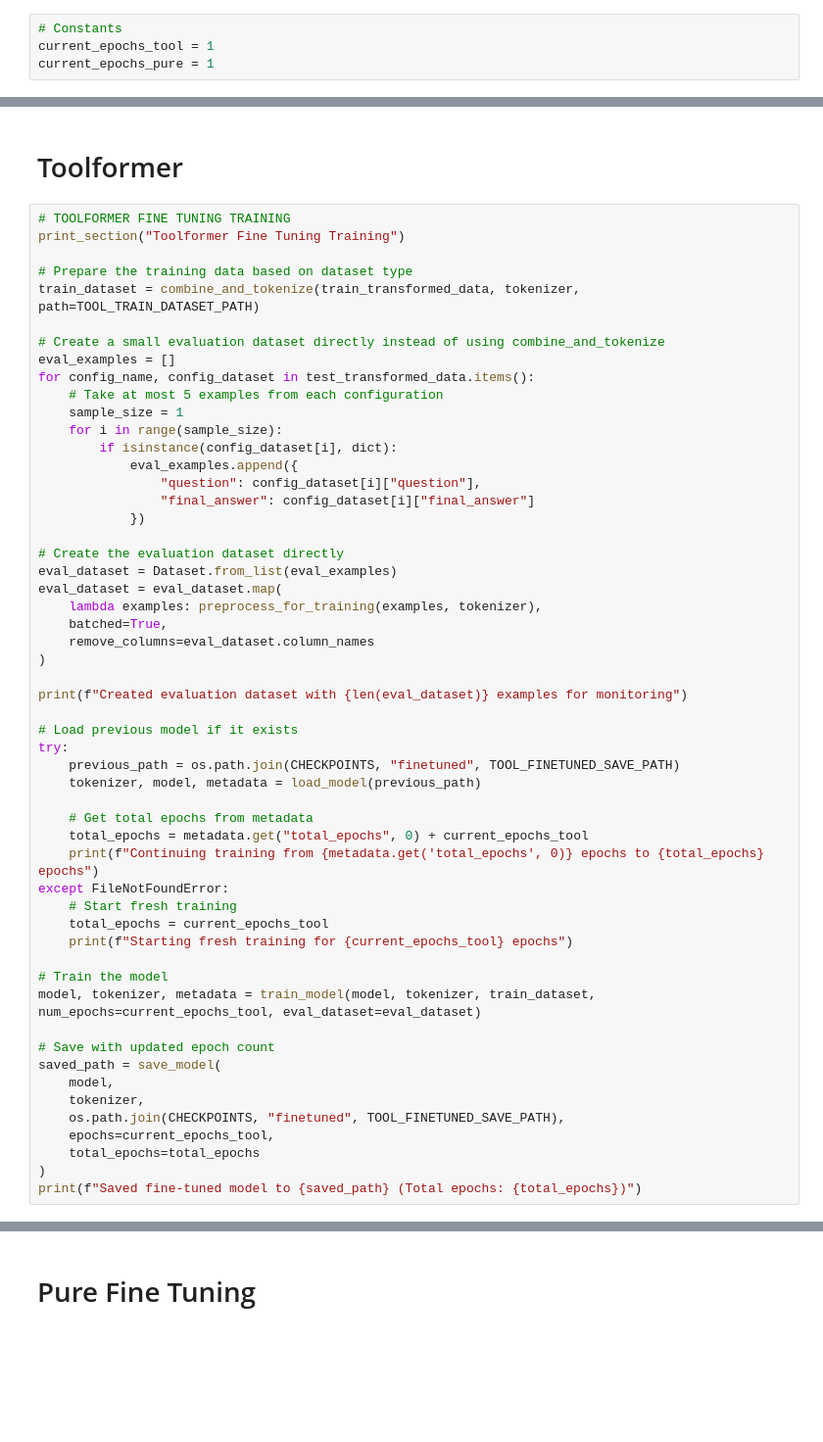
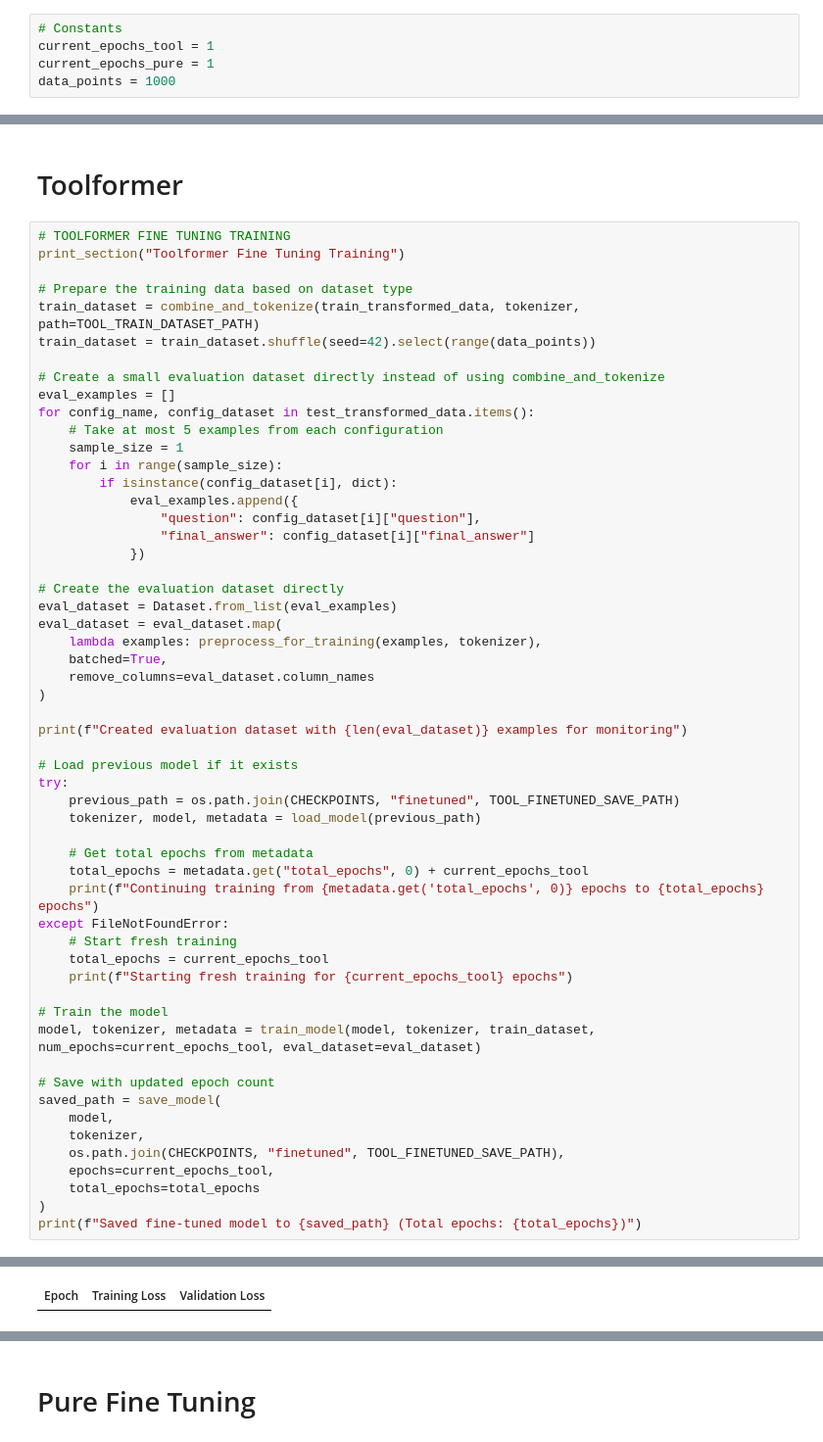
Before and after one commit to daniel-chuang/mathtoolformer-llm, a Jupyter notebook: main.ipynb, the cells around one changed output, grey strips where cells are left out. Shown at 98% size. Cells and saved outputs as stored; diff of their text form; blank space fills up the shorter version.

```diff
--- a/main.ipynb
+++ b/main.ipynb
@@ -22,6 +23,7 @@ from datasets import Dataset
 # Constants
 current_epochs_tool = 1
 current_epochs_pure = 1
+data_points = 1000
 # %%
 print_section("Loading Model")
 gc.collect()
@@ -128,6 +106,7 @@ print_section("Toolformer Fine Tuning Training")
 
 # Prepare the training data based on dataset type
 train_dataset = combine_and_tokenize(train_transformed_data, tokenizer, path=TOOL_TRAIN_DATASET_PATH)
+train_dataset = train_dataset.shuffle(seed=42).select(range(data_points))
 
 # Create a small evaluation dataset directly instead of using combine_and_tokenize
 eval_examples = []
@@ -176,3 +155,4 @@ saved_path = save_model(
     total_epochs=total_epochs
 )
 print(f"Saved fine-tuned model to {saved_path} (Total epochs: {total_epochs})")
+# %% [output]
@@ -178,0 +188 @@ print(f"Saved fine-tuned model to {saved_path} (Total epochs: {total_epochs})")
+| Epoch | Training Loss | Validation Loss |
```
Also changed, not shown: parts of 4 cells of this notebook, 7 other files.
